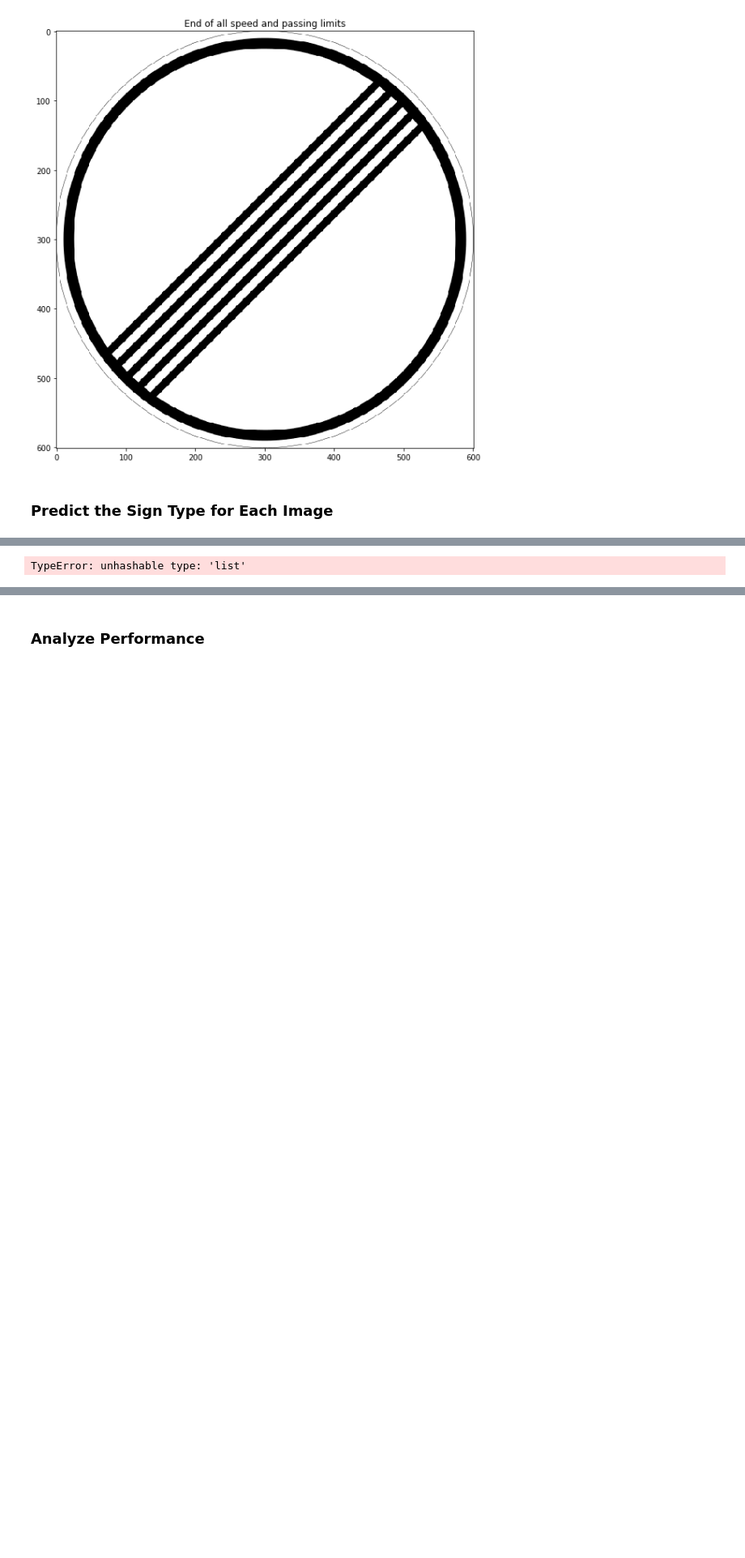
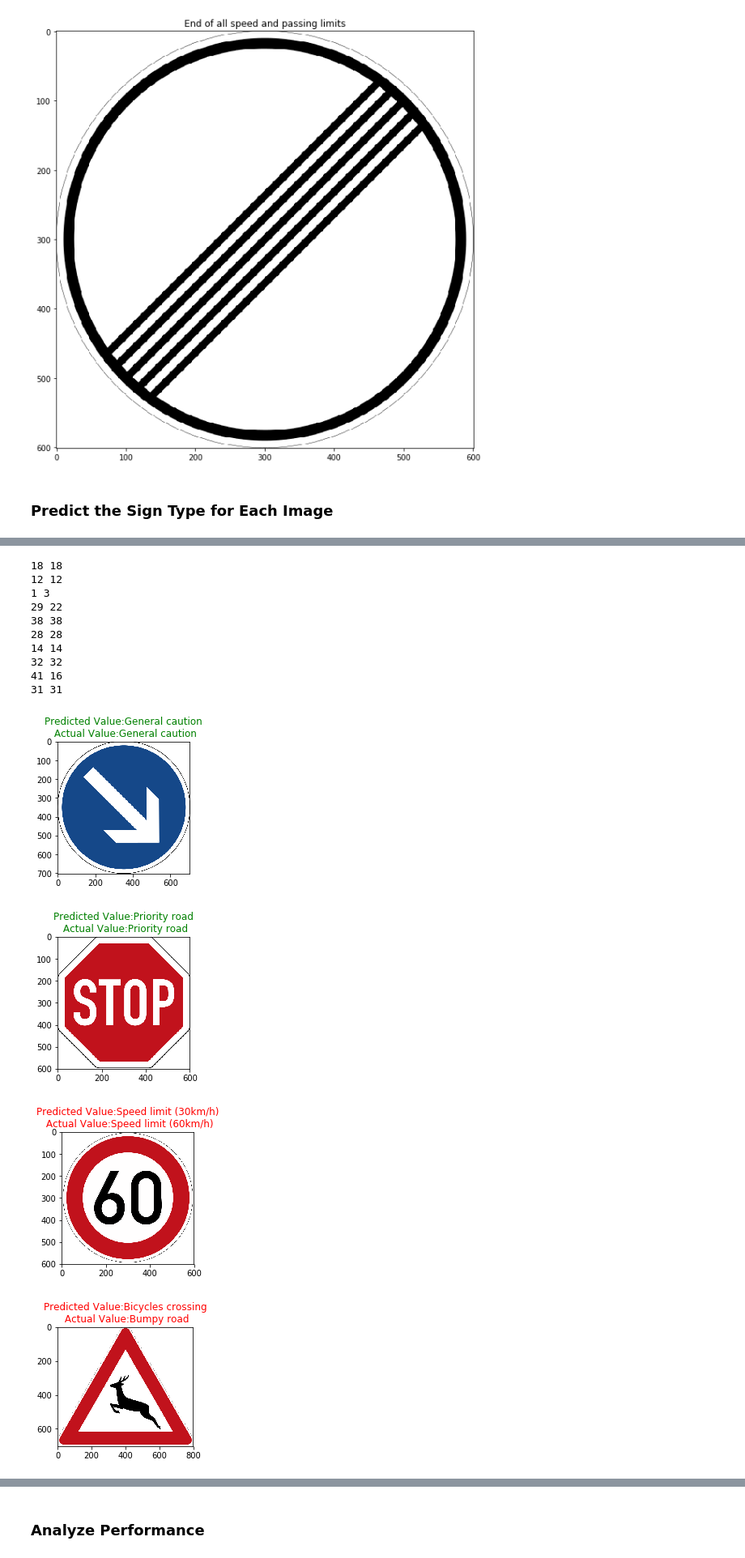
Before and after one commit to dbjnbnrj/CarND-Traffic-Sign-Classifier-Project, a Jupyter notebook: Traffic_Sign_Classifier.ipynb, the cells around one changed output, grey strips where cells are left out. Shown at 81% size. Saved outputs shown, nothing was run; the diff lists cells and outputs as text; code cells hidden in the pictures; blank space fills up the shorter version.

```diff
--- a/Traffic_Sign_Classifier.ipynb
+++ b/Traffic_Sign_Classifier.ipynb
@@ -282,11 +279,12 @@ x is a placeholder for a batch of input images. y is a placeholder for a batch o
 # %%
 x = tf.placeholder(tf.float32, (None, 32, 32, 3))
 y = tf.placeholder(tf.int32, (None))
+one_hot_y = tf.one_hot(y, n_classes)
 # %% [markdown]
 ## Training Pipeline
 # %%
 rate = 0.01
-EPOCHS = 50
+EPOCHS = 40
 BATCH_SIZE = 2048
 
 logits = LeNet(x)
@@ -415,7 +413,7 @@ def load_image(infilename):
 
 print("Plotting new images")
 X_new = np.array([load_image('sample/'+str(i)+'.jpg') for i in range(1, 11)])
-y_new = np.array(38, 14, 3, 31, 28, 12, 22, 18, 16, 32)
+y_new = np.array([38, 14, 3, 31, 28, 12, 22, 18, 16, 32])
 import matplotlib.image as mpimg
 for i in range(1, 11):
     img=mpimg.imread('sample/'+str(i)+'.jpg')
@@ -457,0 +442,2 @@ print(X_new.shape, y_new.shape)
+# %%
+X_new, y_new = preprocess(X_new, y_new)
@@ -458,10 +464,38 @@ print(X_new.shape, y_new.shape)
 # %%
 ### Run the predictions here and use the model to output the prediction for each image.
 ### Make sure to pre-process the images with the same pre-processing pipeline used earlier.
 ### Feel free to use as many code cells as needed.
+
+
 with tf.Session() as sess:
     saver.restore(sess, tf.train.latest_checkpoint('.'))
-    new_accuracy = evaluate(X_new, y_new)
-    print("New Accuracy = {:.3f}".format(new_accuracy))
+    predictions = sess.run( tf.nn.softmax(logits), feed_dict={x: X_new, y : y_new})
+
+
+for i in range(10):
+    index = y_new[i].argmax()
+    predicted_index = predictions[i].argmax()
+
+    img=mpimg.imread('sample/'+str(i+1)+'.jpg')
+
+    plt.figure(figsize=(3, 3))
+    title = 'Predicted Value:'+pd_sigmap['SignName'][predicted_index]+'\n Actual Value:'+pd_sigmap['SignName'][index]
+
+    print(predicted_index, index)
+    plt.title(title, color=['red','green'][predicted_index == index], fontsize=12 )
+    plt.imshow(img)
 # %% [output]
-TypeError: unhashable type: 'list'
+18 18
+12 12
+1 3
+29 22
+38 38
+28 28
+14 14
+32 32
+41 16
+31 31
+[figure, added]
+[figure, added]
+[figure, added]
+[figure, added]
```
Also changed, not shown: parts of 14 cells of this notebook.
